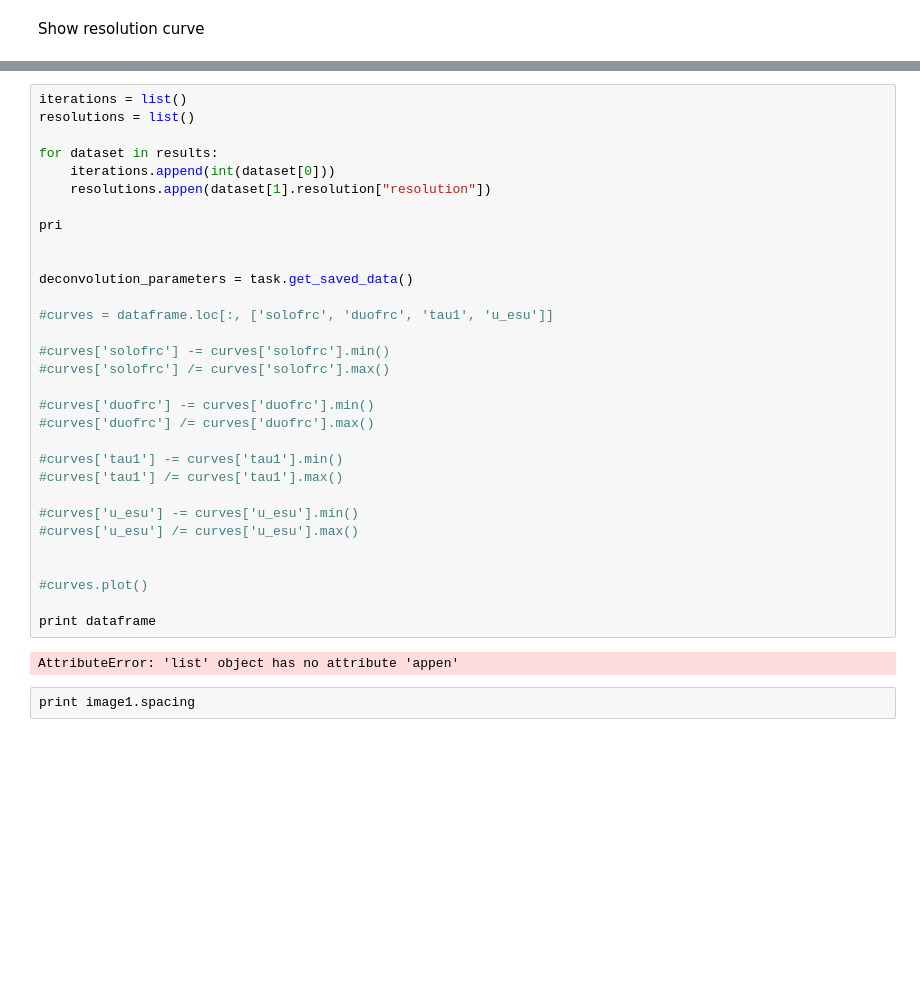
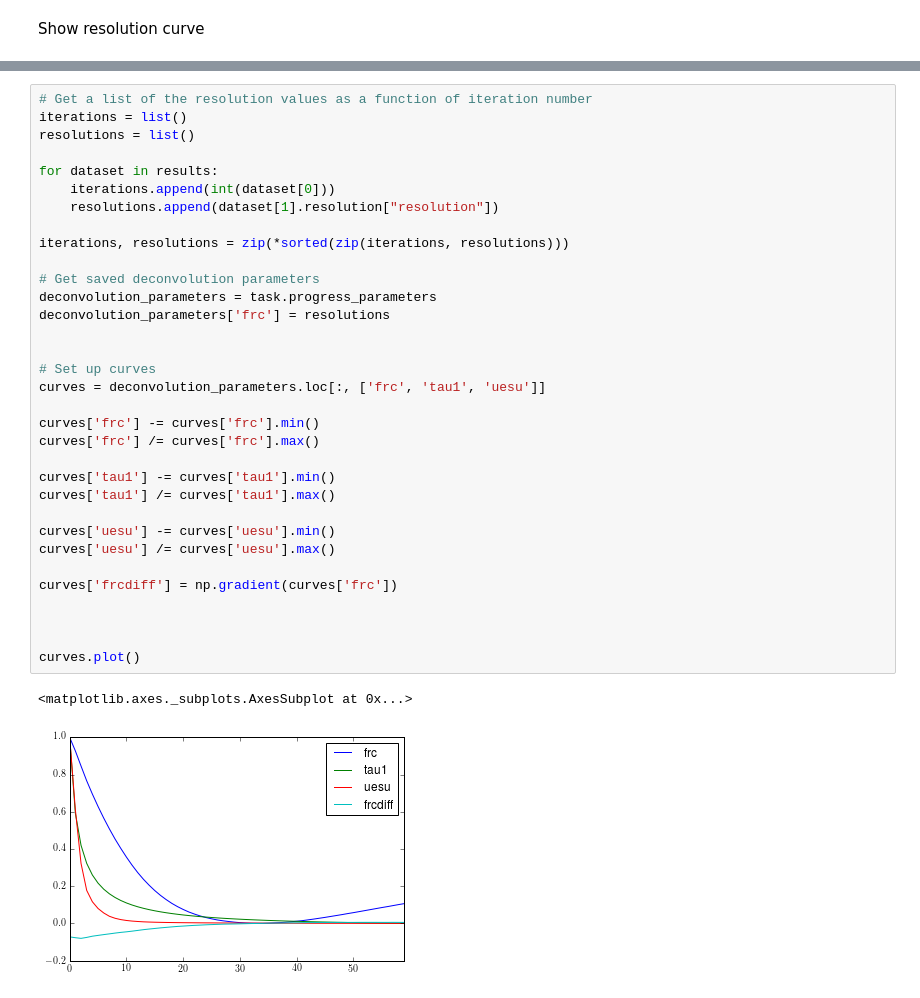
Before and after one commit to sakoho81/miplib, a Jupyter notebook: notebooks/2018-06-05 Deconvolution and FRC with a Single Split Image.ipynb, the cells around one changed output, grey strips where cells are left out. Drawn from its saved outputs; the diff is of its cells as text; blank space fills up the shorter version.

```diff
--- a/notebooks/2018-06-05 Deconvolution and FRC with a Single Split Image.ipynb
+++ b/notebooks/2018-06-05 Deconvolution and FRC with a Single Split Image.ipynb
@@ -163,35 +170,36 @@ plotter.plot_all()
 # %%
+# Get a list of the resolution values as a function of iteration number
 iterations = list()
 resolutions = list()
 
 for dataset in results:
     iterations.append(int(dataset[0]))
-    resolutions.appen(dataset[1].resolution["resolution"])
+    resolutions.append(dataset[1].resolution["resolution"])
 
-pri
+iterations, resolutions = zip(*sorted(zip(iterations, resolutions)))
+
+# Get saved deconvolution parameters
+deconvolution_parameters = task.progress_parameters
+deconvolution_parameters['frc'] = resolutions
 
 
-deconvolution_parameters = task.get_saved_data()
+# Set up curves
+curves = deconvolution_parameters.loc[:, ['frc', 'tau1', 'uesu']]
 
-#curves = dataframe.loc[:, ['solofrc', 'duofrc', 'tau1', 'u_esu']]
+curves['frc'] -= curves['frc'].min()
+curves['frc'] /= curves['frc'].max()
 
-#curves['solofrc'] -= curves['solofrc'].min()
-#curves['solofrc'] /= curves['solofrc'].max()
+curves['tau1'] -= curves['tau1'].min()
+curves['tau1'] /= curves['tau1'].max()
 
-#curves['duofrc'] -= curves['duofrc'].min()
-#curves['duofrc'] /= curves['duofrc'].max()
+curves['uesu'] -= curves['uesu'].min()
+curves['uesu'] /= curves['uesu'].max()
 
-#curves['tau1'] -= curves['tau1'].min()
-#curves['tau1'] /= curves['tau1'].max()
-
-#curves['u_esu'] -= curves['u_esu'].min()
-#curves['u_esu'] /= curves['u_esu'].max()
+curves['frcdiff'] = np.gradient(curves['frc'])
 
 
-#curves.plot()
 
-print dataframe
+curves.plot()
 # %% [output]
-AttributeError: 'list' object has no attribute 'appen'
+<matplotlib.axes._subplots.AxesSubplot at 0x...>
+[figure, added]
-# %%
-print image1.spacing
```
Also changed, not shown: parts of 14 cells of this notebook, 13 other files.
